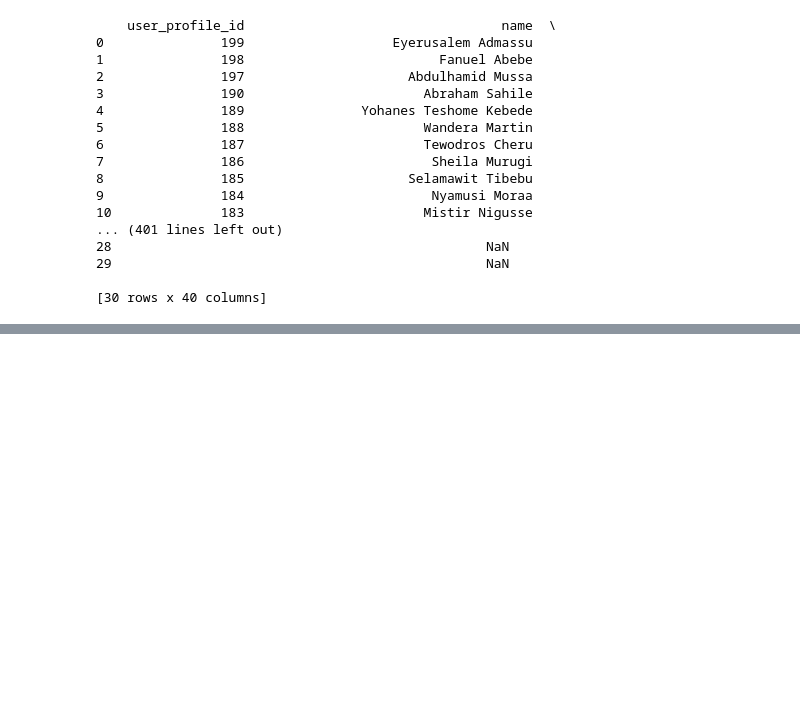
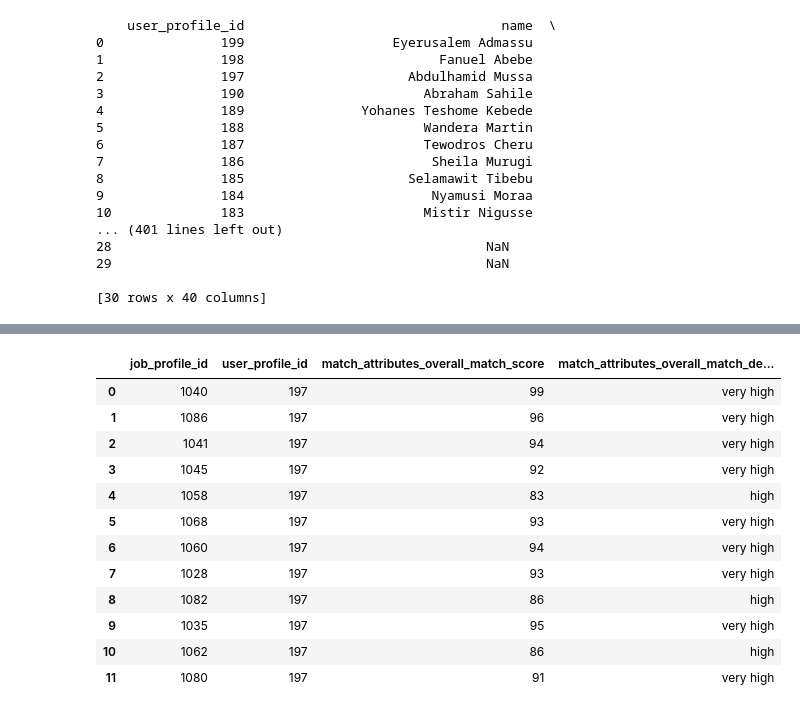
Before and after one commit to Feven0/PT, a Jupyter notebook: notebooks/cv_analysis_fixing_issues.ipynb, the cells around one changed output, grey strips where cells are left out. Saved outputs shown, nothing was run; the diff lists cells and outputs as text; code cells hidden in the pictures; blank space fills up the shorter version.

```diff
--- a/notebooks/cv_analysis_fixing_issues.ipynb
+++ b/notebooks/cv_analysis_fixing_issues.ipynb
@@ -510,0 +570,3 @@ print(new_df)
+# %%
+df = pd.read_csv("./dataset/combined_job_data.csv")
+df.head()
@@ -510,0 +580,3 @@ print(new_df)
+# %%
+df_match = pd.read_csv("./dataset/job_match.csv")
+df_match.head()
@@ -510,0 +591,2 @@ print(new_df)
+# %%
+df_merge = df.merge(df_match, how="inner", on="job_profile_id")
@@ -510,0 +623,2 @@ print(new_df)
+# %%
+matched = df_merge[["job_profile_id", "user_profile_id", "match_attributes_overall_match_score", "match_attributes_overall_match_degree"]]
@@ -510,0 +634,17 @@ print(new_df)
+# %%
+filtered_df = matched[matched['match_attributes_overall_match_degree'].isin(["very high", "high"])]
+filtered_df
+# %% [output]
+|  | job_profile_id | user_profile_id | match_attributes_overall_match_score | match_attributes_overall_match_de... |
+| 0 | 1040 | 197 | 99 | very high |
+| 1 | 1086 | 197 | 96 | very high |
+| 2 | 1041 | 197 | 94 | very high |
+| 3 | 1045 | 197 | 92 | very high |
+| 4 | 1058 | 197 | 83 | high |
+| 5 | 1068 | 197 | 93 | very high |
+| 6 | 1060 | 197 | 94 | very high |
+| 7 | 1028 | 197 | 93 | very high |
+| 8 | 1082 | 197 | 86 | high |
+| 9 | 1035 | 197 | 95 | very high |
+| 10 | 1062 | 197 | 86 | high |
+| 11 | 1080 | 197 | 91 | very high |
```
Also changed, not shown: parts of 8 cells of this notebook, 50 other files.
